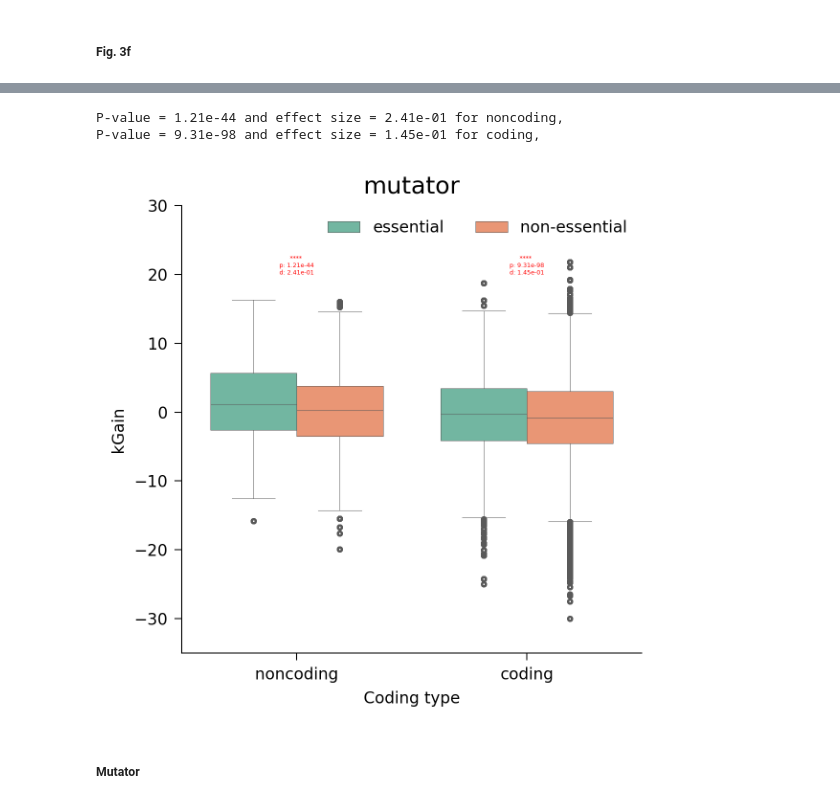
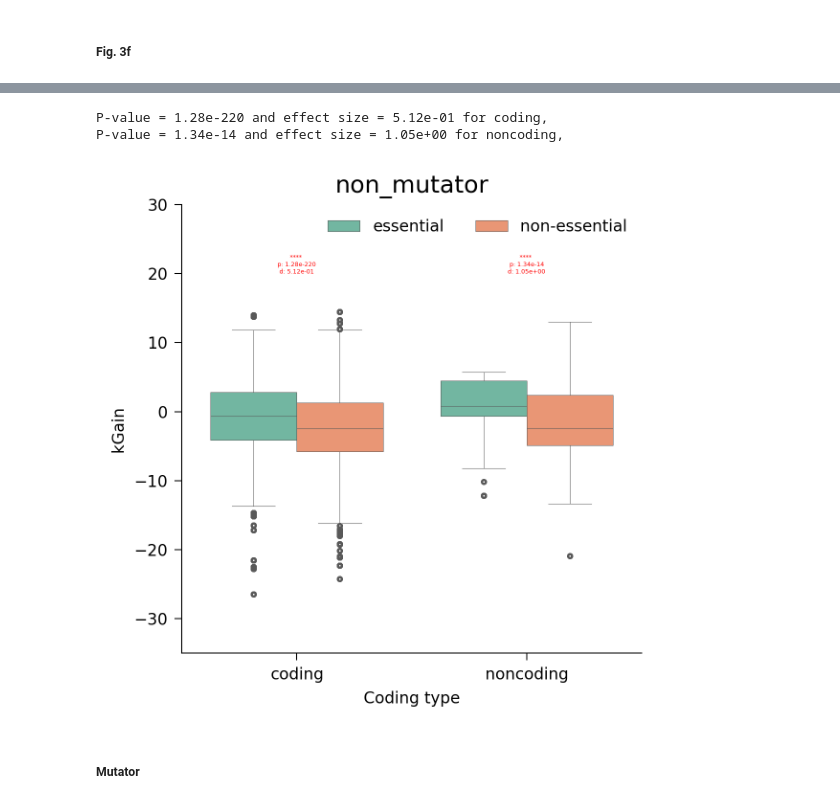
Before and after one commit to cellsemantics/Oligo_Promotion, a Jupyter notebook: figure/Supplementary/fig3/fig3fghijk.ipynb, the cells around one changed output, grey strips where cells are left out. Drawn from its saved outputs; the diff is of its cells as text; code cells hidden in the pictures.

```diff
--- a/figure/Supplementary/fig3/fig3fghijk.ipynb
+++ b/figure/Supplementary/fig3/fig3fghijk.ipynb
@@ -821,7 +760,7 @@ merged_mutation_metrics_wt_evolved.head()
 # %%
 # df_essential_gene = pd.read_excel("../../../data/gene type.xlsx")
 # Read the essential gene information from Excel
-essential_genes_df = pd.read_excel("/home/abhishekh/Downloads/Oligo_Promotion-main(8) (1)/Oligo_Promotion-main/data/gene type.xlsx")
+essential_genes_df = pd.read_excel("../../../data/gene type.xlsx")
 # Remove rows where 'Gene' is missing
 essential_genes_df.dropna(subset=["Gene"], inplace=True)
 # Reset index after dropping rows
@@ -943,46 +876,44 @@ plt.rcParams['pdf.fonttype'] = 42
 plt.rcParams['ps.fonttype'] = 42
 
 fig, ax = plt.subplots(1,1, figsize = (4, 4), dpi =300)
-type = "mutator"
+type = "non_mutator"
 data =None
-data = mutation_with_essentiality_df[mutation_with_essentiality_df["mutator_type"]=="mutator"][["mutator_type", "coding_type", "evolved_kGain", "essentiality_status"]].dropna().reset_index(drop=True)
-data = data[data["mutator_type"]==type]
-# data["generation_number_bin"] = data["generation_number_bin"].astype(str)
+data = mutation_with_essentiality_df[mutation_with_essentiality_df["mutator_type"]==type][["mutator_type", "coding_type", "evolved_kGain", "essentiality_status"]].dropna().reset_index(drop=True)
 x_column = "coding_type"
 y_column = "evolved_kGain"
 hue_column= 'essentiality_status'
 group1_name = "essential"
 group2_name = "non-essential"
 data.sort_values(hue_column, inplace=True)
 
 ax = sns.boxplot(data=data, x=x_column, y= y_column, hue = hue_column,     fliersize=2,         # reduce outlier dot size
     linewidth=0.25,         # box line thickness
     width=0.75,
     meanprops={"marker":"o",
                "markerfacecolor":"black",
                "markeredgecolor":"black",
                "markersize":"5"},
     palette="Set2",
     dodge=True
 )
 ax = utility.return_box_with_p_effect_size(ax=ax, data = data, x_columns = x_column, y_columns = y_column, group1_name = group1_name, group2_name = group2_name, y_pos = 20,  fontsize=3, hue_columns=hue_column)
 
 ax = utility.custom_figure_axis(ax, fontsize= 8, rotation=0)
 ax.legend(ncol = 2, frameon=False, fontsize= 8)
 # Improve tick label font size and make sure ticks show
 ax.tick_params(axis='x', which='both', labelsize=8, bottom=True, top=False, direction='out')
 ax.tick_params(axis='y', which='both', labelsize=8, left=True, right=False, direction='out')
 ax.set_title(type)
 ax.set_ylabel("kGain")
 ax.set_xlabel("Coding type")
 ax.set_ylim(-35, 30)
 
 plt.tight_layout()
 # plt.savefig("kGain vs generation bin with fixation status for synonymus mutation.pdf", dpi =300)
 # %% [output]
-P-value = 1.21e-44 and effect size = 2.41e-01 for noncoding,
-P-value = 9.31e-98 and effect size = 1.45e-01 for coding,
+P-value = 1.28e-220 and effect size = 5.12e-01 for coding,
+P-value = 1.34e-14 and effect size = 1.05e+00 for noncoding,
-[figure, old version]
+[figure, new version]
 # %% [markdown]
 ##### Mutator
 # %%
```
Also changed, not shown: parts of 24 cells of this notebook.
